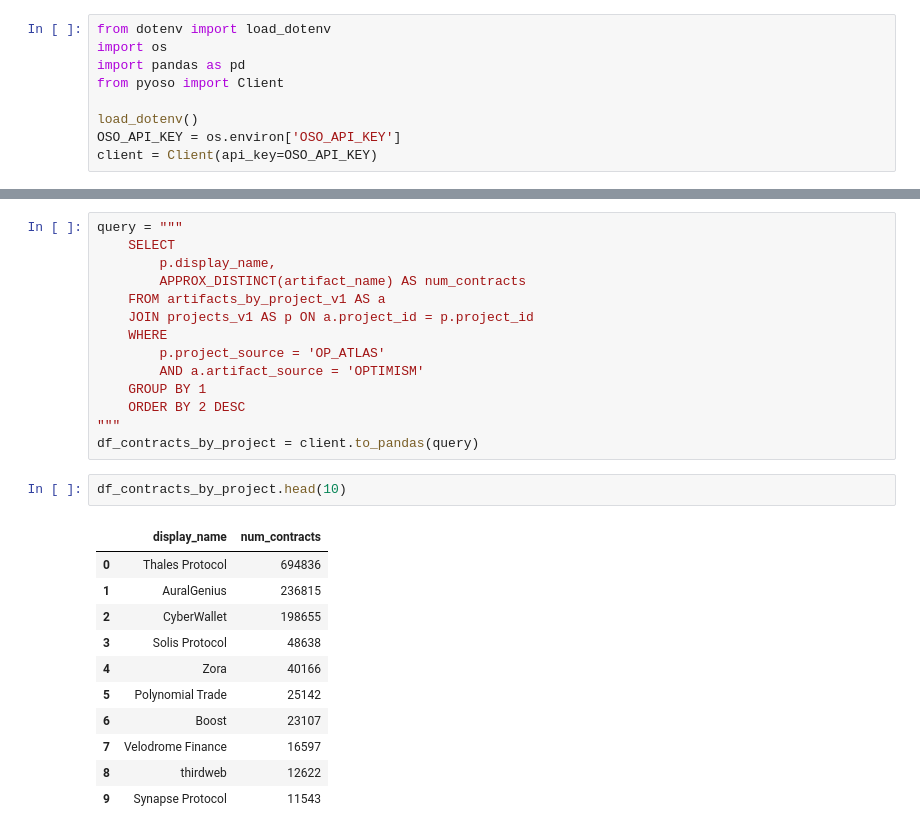
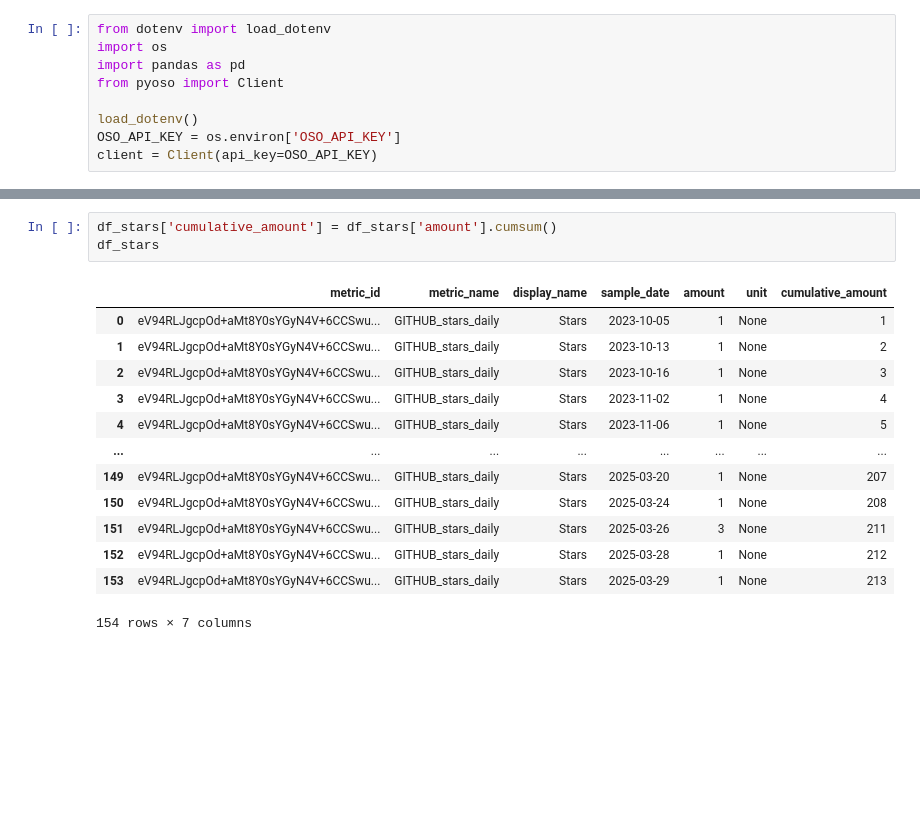
Before and after one commit to opensource-observer/insights, a Jupyter notebook: pyoso-quickstart.ipynb, the cells around one changed output, grey strips where cells are left out. Saved outputs shown, nothing was run; the diff lists cells and outputs as text; blank space fills up the shorter version.

```diff
--- a/pyoso-quickstart.ipynb
+++ b/pyoso-quickstart.ipynb
@@ -50,28 +200,17 @@ Name: date, dtype: datetime64[ns]
-# %%
-query = """
-    SELECT
-        p.display_name,
-        APPROX_DISTINCT(artifact_name) AS num_contracts
-    FROM artifacts_by_project_v1 AS a
-    JOIN projects_v1 AS p ON a.project_id = p.project_id
-    WHERE
-        p.project_source = 'OP_ATLAS'
-        AND a.artifact_source = 'OPTIMISM'
-    GROUP BY 1
-    ORDER BY 2 DESC
-"""
-df_contracts_by_project = client.to_pandas(query)
-# %%
-df_contracts_by_project.head(10)
-# %% [output]
-|  | display_name | num_contracts |
-| 0 | Thales Protocol | 694836 |
-| 1 | AuralGenius | 236815 |
-| 2 | CyberWallet | 198655 |
-| 3 | Solis Protocol | 48638 |
-| 4 | Zora | 40166 |
-| 5 | Polynomial Trade | 25142 |
-| 6 | Boost | 23107 |
-| 7 | Velodrome Finance | 16597 |
-| 8 | thirdweb | 12622 |
-| 9 | Synapse Protocol | 11543 |
+# %%
+df_stars['cumulative_amount'] = df_stars['amount'].cumsum()
+df_stars
+# %% [output]
+|  | metric_id | metric_name | display_name | sample_date | amount | unit | cumulative_amount |
+| 0 | eV94RLJgcpOd+aMt8Y0sYGyN4V+6CCSwu... | GITHUB_stars_daily | Stars | 2023-10-05 | 1 | None | 1 |
+| 1 | eV94RLJgcpOd+aMt8Y0sYGyN4V+6CCSwu... | GITHUB_stars_daily | Stars | 2023-10-13 | 1 | None | 2 |
+| 2 | eV94RLJgcpOd+aMt8Y0sYGyN4V+6CCSwu... | GITHUB_stars_daily | Stars | 2023-10-16 | 1 | None | 3 |
+| 3 | eV94RLJgcpOd+aMt8Y0sYGyN4V+6CCSwu... | GITHUB_stars_daily | Stars | 2023-11-02 | 1 | None | 4 |
+| 4 | eV94RLJgcpOd+aMt8Y0sYGyN4V+6CCSwu... | GITHUB_stars_daily | Stars | 2023-11-06 | 1 | None | 5 |
+| ... | ... | ... | ... | ... | ... | ... | ... |
+| 149 | eV94RLJgcpOd+aMt8Y0sYGyN4V+6CCSwu... | GITHUB_stars_daily | Stars | 2025-03-20 | 1 | None | 207 |
+| 150 | eV94RLJgcpOd+aMt8Y0sYGyN4V+6CCSwu... | GITHUB_stars_daily | Stars | 2025-03-24 | 1 | None | 208 |
+| 151 | eV94RLJgcpOd+aMt8Y0sYGyN4V+6CCSwu... | GITHUB_stars_daily | Stars | 2025-03-26 | 3 | None | 211 |
+| 152 | eV94RLJgcpOd+aMt8Y0sYGyN4V+6CCSwu... | GITHUB_stars_daily | Stars | 2025-03-28 | 1 | None | 212 |
+| 153 | eV94RLJgcpOd+aMt8Y0sYGyN4V+6CCSwu... | GITHUB_stars_daily | Stars | 2025-03-29 | 1 | None | 213 |
+154 rows × 7 columns
```
Also changed, not shown: parts of 17 cells of this notebook.
